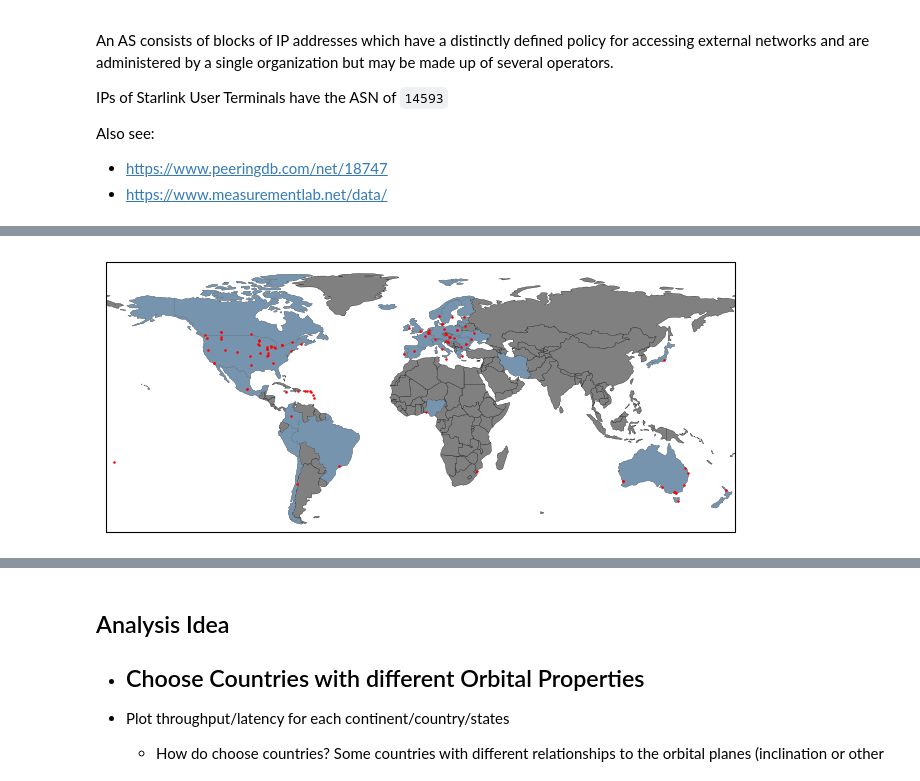
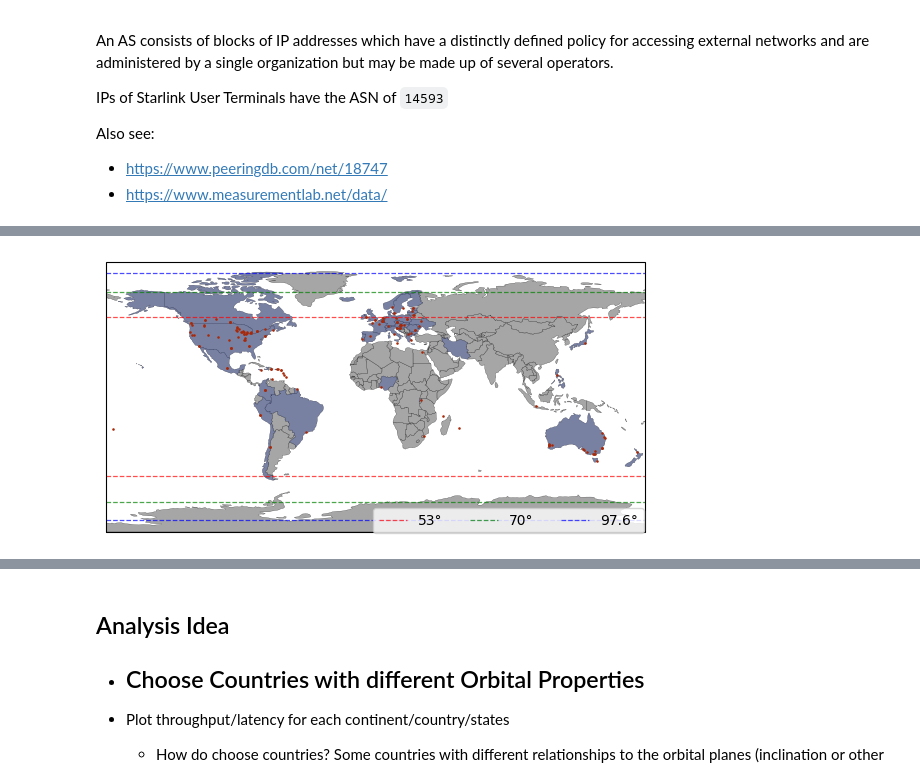
Before and after one commit to Rakagami/datascience_satellites_and_me, a Jupyter notebook: mlab.ipynb, the cells around one changed output, grey strips where cells are left out. Saved outputs shown, nothing was run; the diff lists cells and outputs as text; code cells hidden in the pictures.

```diff
--- a/mlab.ipynb
+++ b/mlab.ipynb
@@ -86,4 +86,5 @@ import pandas as pd
 # %%
-ndt7_df   = pd.read_csv("./mlab_starlink_data/ndt7_geohash2diagnostic.csv").set_index("geohash")
-ndt7_df = ndt7_df.sort_values(by="count_measurements", ascending=False)
-ndt7_df["lat-lon"] = ["({},{})".format(*geohash.decode(gh)) for gh in ndt7_df.index]
+ndt7_df   = pd.read_csv("./data/mlab_starlink_data/ndt7_cities_overview.csv").set_index("ClientGeohash")
+ndt7_df = ndt7_df.sort_values(by="MeasurementCount", ascending=False)
+ndt7_df["lat"] = [geohash.decode(gh)[0] for gh in ndt7_df.index]
+ndt7_df["lon"] = [geohash.decode(gh)[1] for gh in ndt7_df.index]
@@ -158,43 +91,68 @@ visualize_cords(points, sizes)
 # %%
-import geopandas
-from matplotlib import colors
-from descartes import PolygonPatch
-
 continents = ["AF", "AS", "EU", "NA", "OC", "SA"]
 cols = ["#c1d5e2", "#ce9c7f", "#7598b6", "#6a7465", "#914c09", "#663979", "#fbe17b"]
 
 world = geopandas.read_file(geopandas.datasets.get_path('naturalearth_lowres'))
-world = world[(world.name!="Antarctica")]
+#world = world[(world.name!="Antarctica")]
 
 def plotCountryPatch( axes, country_name, fcolor ):
     # plot a country on the provided axes
     nami = world[world.name == country_name]
     namigm = nami.__geo_interface__['features']  # geopandas's geo_interface
     namig0 = {'type': namigm[0]['geometry']['type'], \
               'coordinates': namigm[0]['geometry']['coordinates']}
-    axes.add_patch(PolygonPatch( namig0, fc=fcolor, ec="black", alpha=0.85, zorder=2, linewidth=0.0 ))
+    axes.add_patch(PolygonPatch( namig0, fc=fcolor, ec="black", alpha=0.4, zorder=2, linewidth=0.0 ))
 
 
 fig, ax = plt.subplots(figsize=(7, 3), subplot_kw={'projection': ccrs.PlateCarree()})
 
 cmap = colors.ListedColormap(cols[:-2])
-world.plot(facecolor = "grey", edgecolor="black", ax=ax, linewidth=0.2)
+world.plot(facecolor = "grey", edgecolor="black", ax=ax, linewidth=0.2, alpha=0.7, zorder=0)
 
 for c in countries:
     c = "United States of America" if c == "United States" else c
+    c = "Czechia" if c == "Czech Republic" else c
 
     if(c in world["name"].values):
-        plotCountryPatch(ax, c, cols[2])
+        plotCountryPatch(ax, c, "#364aa0")
+    #else:
+    #    print(c)
 
-latitude, longitude = points[:, 1], points[:, 0]
-ax.scatter(latitude, longitude, sizes = [0.7], color="red", zorder = 10)
+def plot_extent(inclination, color="r", lw=0.9, alpha=0.7):
+    label = "{}°".format(inclination)
+    if inclination > 90:
+        inclination = 90 - (inclination % 90)
+    plt.plot([-180, 180], [ inclination,  inclination], linewidth=lw, color=color, linestyle="dashed", alpha=alpha, label=label)
+    plt.plot([-180, 180], [-inclination, -inclination], linewidth=lw, color=color, linestyle="dashed", alpha=alpha)
 
-ax.set_extent([-180, 180, -60, 90], ccrs.PlateCarree())
+plot_extent(53, "r")
+plot_extent(70, "g")
+plot_extent(97.6, "b")
+
+#for x, y, label in zip(ndt7_df["lon"], ndt7_df["lat"], ndt7_df["ClientCountry"]):
+#    ax.annotate(
+#                    label,
+#                    xy=(x, y),
+#                    xytext=(2, 2),
+#                    textcoords="offset points",
+#                    fontsize=5
+#    )
+
+latitude, longitude = ndt7_df["lat"], ndt7_df["lon"]
+ax.scatter(longitude, latitude,
+               sizes = [0.7],
+               color="#a8290a",
+               zorder = 10)
+
+plt.legend(loc='lower right', bbox_to_anchor=(1.01, -0.03),
+          ncol=3, fancybox=True, shadow=False)
+
+ax.set_extent([-180, 180, -90, 90], ccrs.PlateCarree())
 ax.get_xaxis().set_ticks([])
 ax.get_yaxis().set_ticks([])
 
 plt.tight_layout()
-plt.savefig("mlab_availabilitynprobes.pdf", pad_inches=0)
+plt.savefig("temp.png", dpi=300)
 plt.show()
 # %% [output]
-[figure, old version]
+[figure, new version]
```
Also changed, not shown: parts of 14 cells of this notebook, 15 other files.
